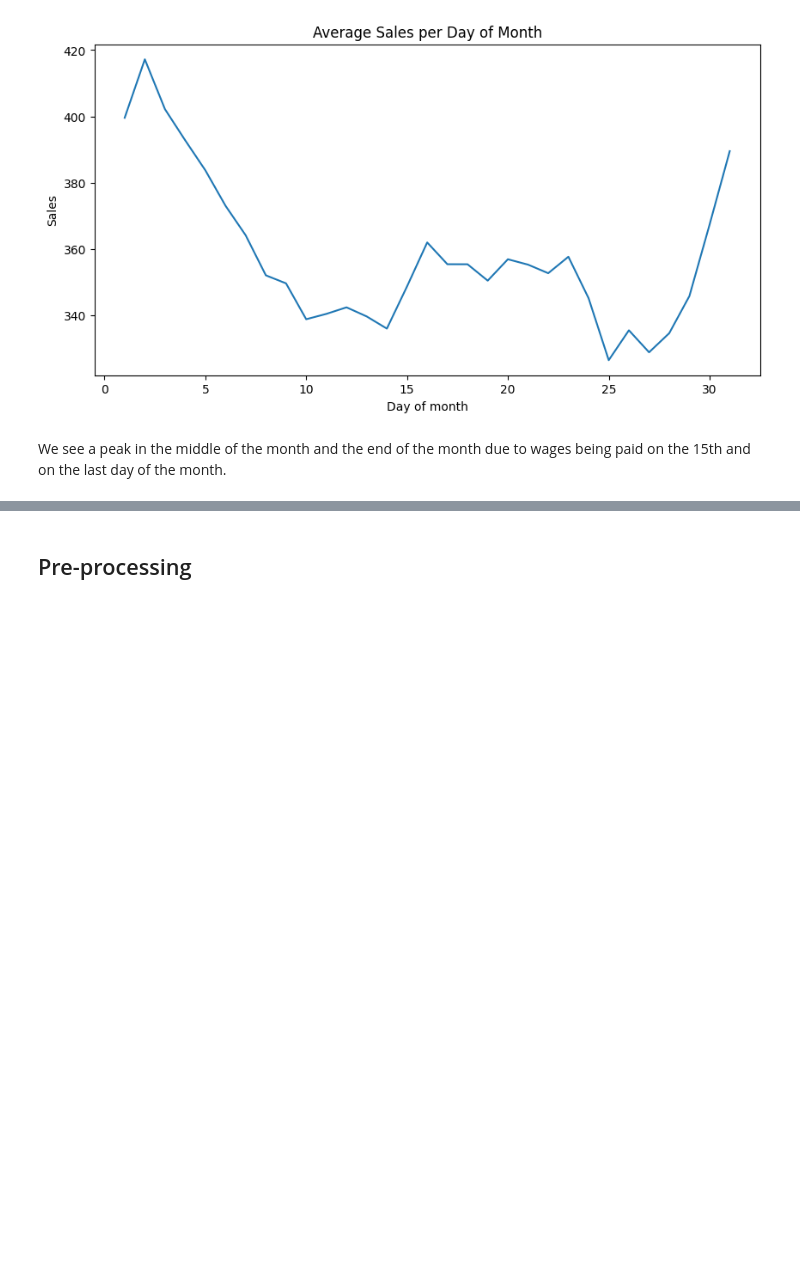
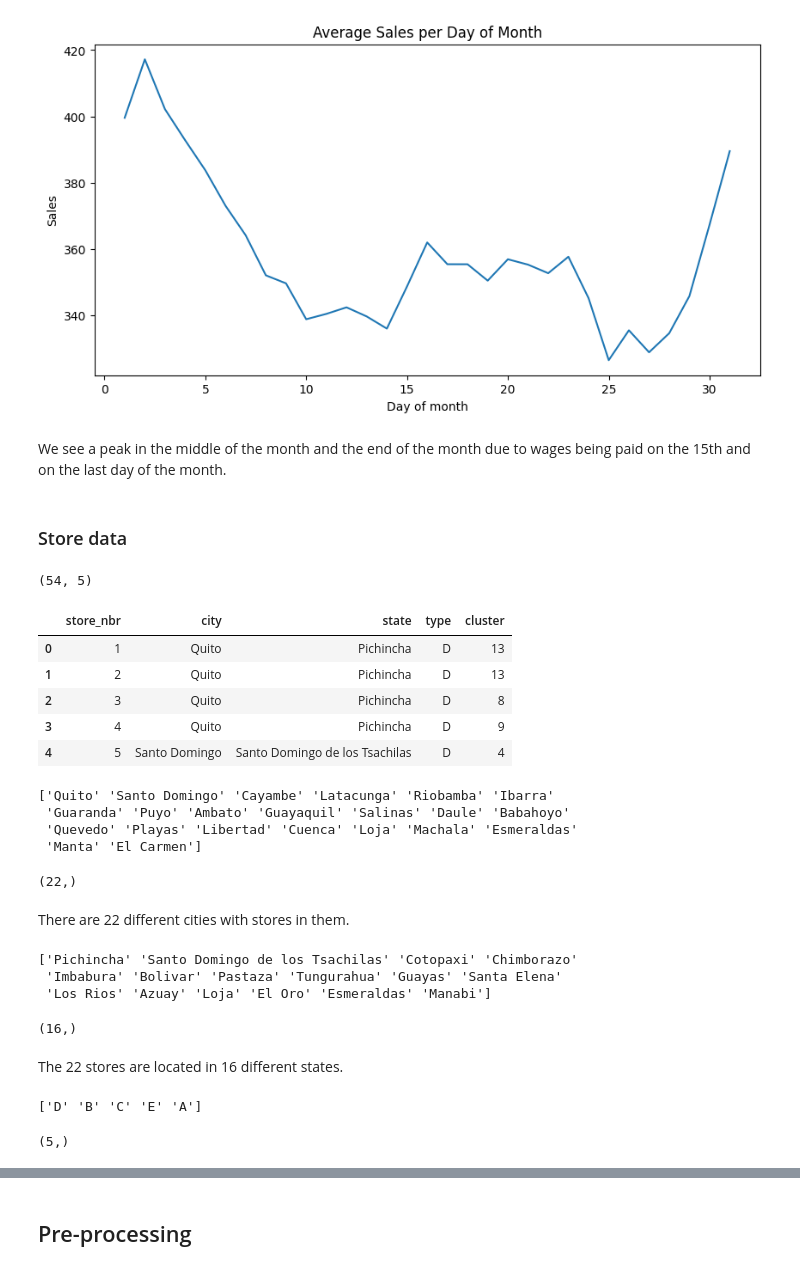
Before and after one commit to Milloz-dev/StoreSales-TimeSeriesForecasting, a Jupyter notebook: main.ipynb, the cells around one changed output, grey strips where cells are left out. Cells and saved outputs as stored; diff of their text form; code cells hidden in the pictures; blank space fills up the shorter version.

```diff
--- a/main.ipynb
+++ b/main.ipynb
@@ -119,3 +121,43 @@ plt.show()
 [figure]
 # %% [markdown]
 We see a peak in the middle of the month and the end of the month due to wages being paid on the 15th and on the last day of the month.
+# %% [markdown]
+### Store data
+# %%
+print(store_df.shape)
+store_df.head()
+# %% [output]
+(54, 5)
+|  | store_nbr | city | state | type | cluster |
+| 0 | 1 | Quito | Pichincha | D | 13 |
+| 1 | 2 | Quito | Pichincha | D | 13 |
+| 2 | 3 | Quito | Pichincha | D | 8 |
+| 3 | 4 | Quito | Pichincha | D | 9 |
+| 4 | 5 | Santo Domingo | Santo Domingo de los Tsachilas | D | 4 |
+# %%
+print(store_df.city.unique())
+store_df.city.unique().shape
+# %% [output]
+['Quito' 'Santo Domingo' 'Cayambe' 'Latacunga' 'Riobamba' 'Ibarra'
+ 'Guaranda' 'Puyo' 'Ambato' 'Guayaquil' 'Salinas' 'Daule' 'Babahoyo'
+ 'Quevedo' 'Playas' 'Libertad' 'Cuenca' 'Loja' 'Machala' 'Esmeraldas'
+ 'Manta' 'El Carmen']
+(22,)
+# %% [markdown]
+There are 22 different cities with stores in them.
+# %%
+print(store_df.state.unique())
+store_df.state.unique().shape
+# %% [output]
+['Pichincha' 'Santo Domingo de los Tsachilas' 'Cotopaxi' 'Chimborazo'
+ 'Imbabura' 'Bolivar' 'Pastaza' 'Tungurahua' 'Guayas' 'Santa Elena'
+ 'Los Rios' 'Azuay' 'Loja' 'El Oro' 'Esmeraldas' 'Manabi']
+(16,)
+# %% [markdown]
+The 22 stores are located in 16 different states.
+# %%
+print(store_df.type.unique())
+store_df.type.unique().shape
+# %% [output]
+['D' 'B' 'C' 'E' 'A']
+(5,)
```
Also changed, not shown: parts of 17 cells of this notebook.
